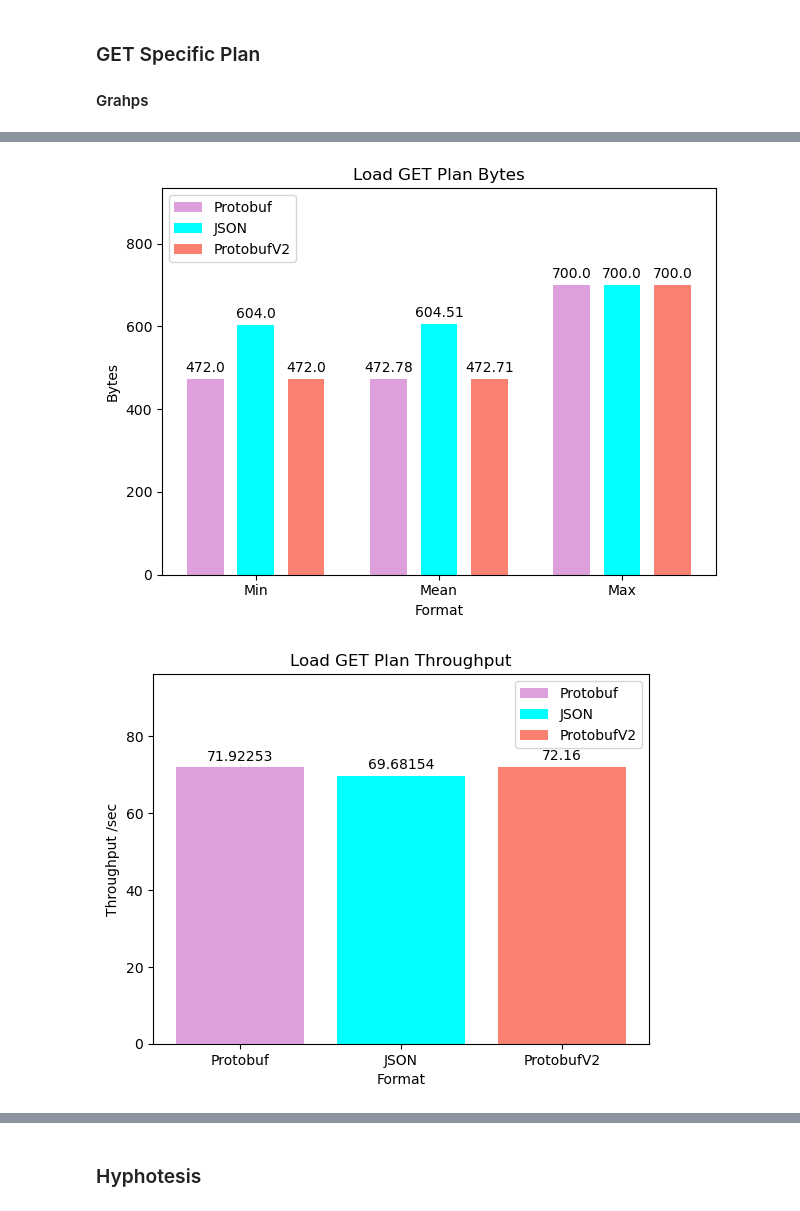
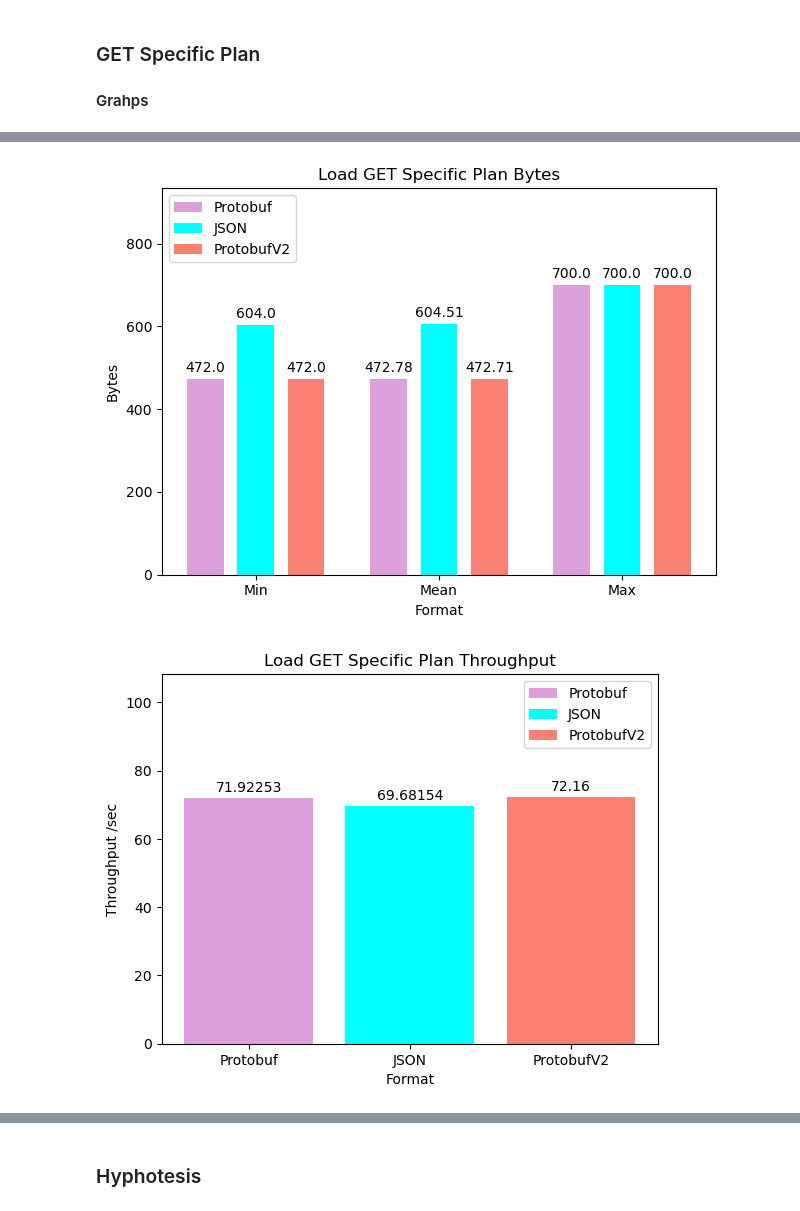
Before and after one commit to tam65r/protobuf-in-REST-aplication, a Jupyter notebook: Data/python/statistical_analysis_v2.ipynb, the cells around one changed output, grey strips where cells are left out. Cells and saved outputs as stored; diff of their text form; code cells hidden in the pictures.

```diff
--- a/Data/python/statistical_analysis_v2.ipynb
+++ b/Data/python/statistical_analysis_v2.ipynb
@@ -301,8 +303,10 @@ p_value - 0.0 < 0.5 - H0 is rejected, therefore 'Protobuf results in fewer recei
 
 #### Grahps
 # %%
-gg.create_min_max_mean_graph_v2(pGSP,jGSP,pGSPv2, f"{TEST_TYPE} GET Plan Elapsed Time", "elapsed" ,"Elapsed Time (ms)", spacing=0.075)
-gg.create_min_max_mean_graph_v2(pGSP,jGSP,pGSPv2, f"{TEST_TYPE} GET Plan Bytes", "bytes" ,"Bytes", spacing=0.075)
+gg.create_min_max_mean_graph_v2(pGSP,jGSP,pGSPv2, f"{TEST_TYPE} GET Specific Plan Elapsed Time", "elapsed" ,"Elapsed Time (ms)", spacing=0.075)
+gg.create_min_max_mean_graph_v2(pGSP,jGSP,pGSPv2, f"{TEST_TYPE} GET Specific Plan Bytes", "bytes" ,"Bytes", spacing=0.075)
 
-gg.create_one_pain_plot_v3(pSummary,pJson,pSummaryV3,1,f"{TEST_TYPE} GET Plan Throughput", "Throughput","Throughput /sec")
+gg.create_one_pain_plot_v3(pSummary,pJson,pSummaryV3,1,f"{TEST_TYPE} GET Specific Plan Throughput", "Throughput","Throughput /sec")
+
+gg.create_error_plot_v3(pSummary,pJson,pSummaryV3,1,f"{TEST_TYPE} GET Specific Plan Throughput", "Error %","Error %", percetange=True)
 # %% [output]
@@ -310,2 +314,2 @@ gg.create_one_pain_plot_v3(pSummary,pJson,pSummaryV3,1,f"{TEST_TYPE} GET Plan Th
-[figure, old version]
+[figure, new version]
-[figure, old version]
+[figure, new version]
```
Also changed, not shown: parts of 23 cells of this notebook, 5 other files.
